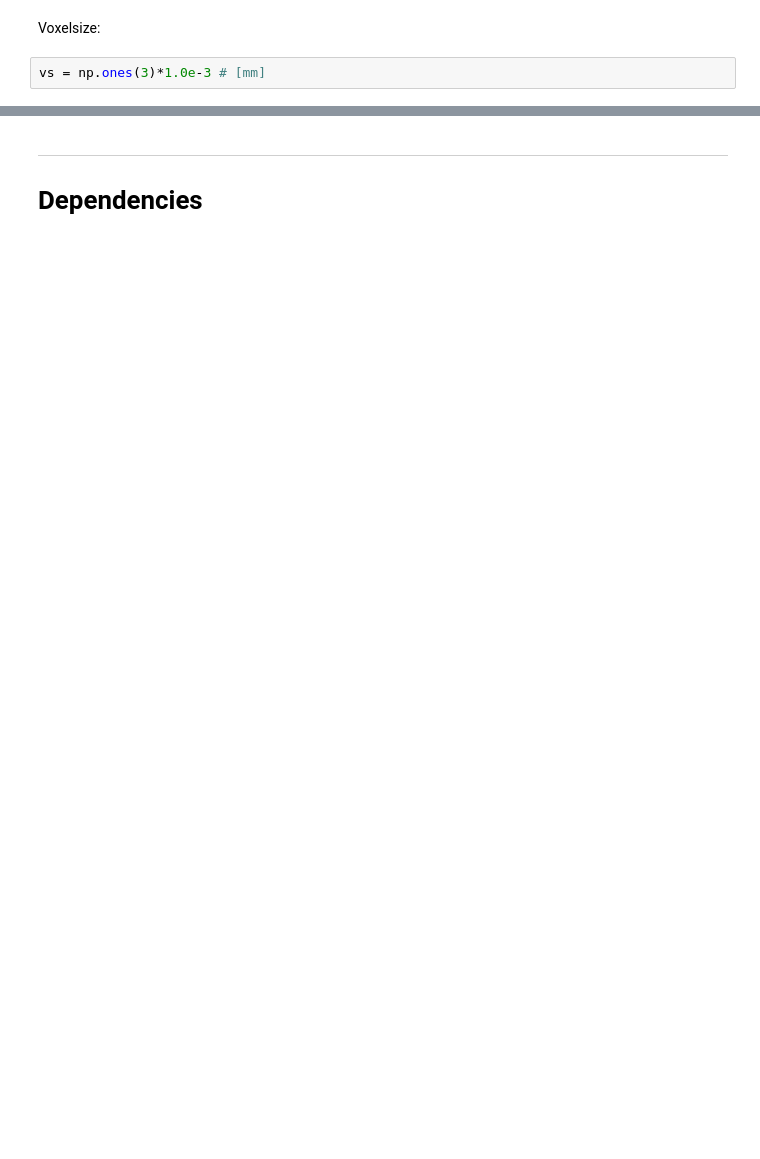
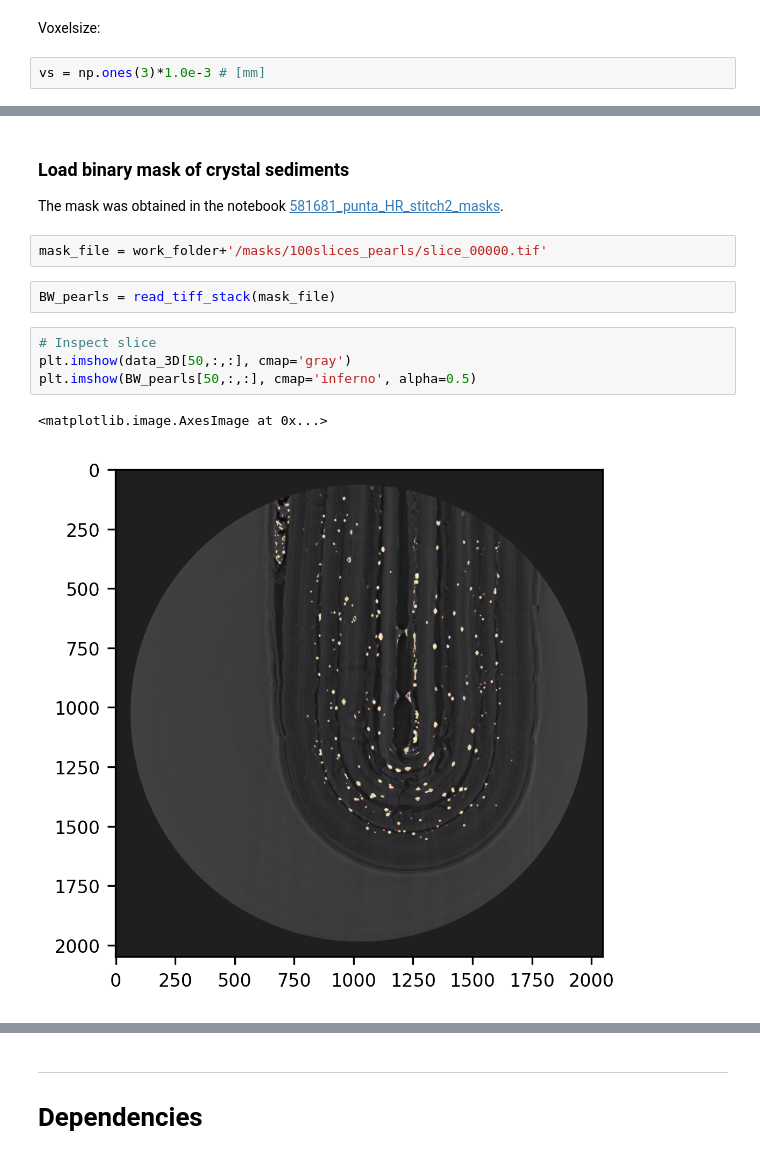
Before and after one commit to gianthk/CERIC-Franceschin, a Jupyter notebook: notebooks/581681_punta_HR_stitch2_crystals.ipynb, the cells around one changed output, grey strips where cells are left out. Drawn from its saved outputs; the diff is of its cells as text; blank space fills up the shorter version.

Commit message:
crystal particles analysis nb

```diff
--- a/notebooks/581681_punta_HR_stitch2_crystals.ipynb
+++ b/notebooks/581681_punta_HR_stitch2_crystals.ipynb
@@ -91,0 +108,14 @@ plt.imshow(data_3D[-1,:,:])
+# %% [markdown]
+### Load binary mask of crystal sediments
+The mask was obtained in the notebook [581681_punta_HR_stitch2_masks](581681_punta_HR_stitch2_masks.ipynb).
+# %%
+mask_file = work_folder+'/masks/100slices_pearls/slice_00000.tif'
+# %%
+BW_pearls = read_tiff_stack(mask_file)
+# %%
+# Inspect slice
+plt.imshow(data_3D[50,:,:], cmap='gray')
+plt.imshow(BW_pearls[50,:,:], cmap='inferno', alpha=0.5)
+# %% [output]
+<matplotlib.image.AxesImage at 0x...>
+[figure, added]
```
Also changed, not shown: parts of 92 cells of this notebook, 1 other file.
